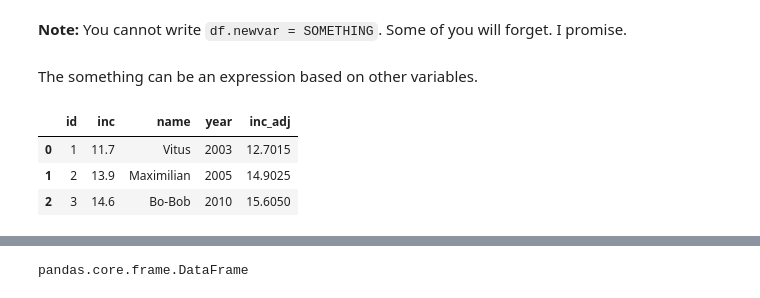
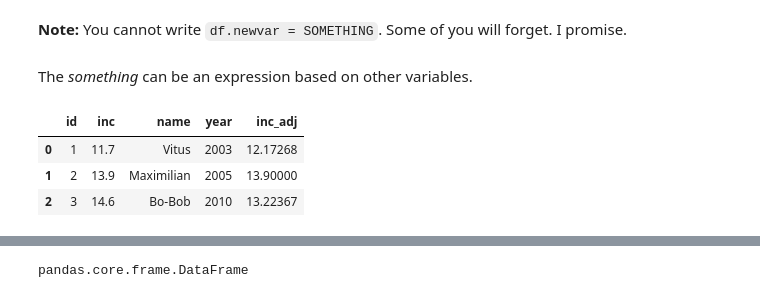
Before and after one commit to NumEconCopenhagen/lectures-2019, a Jupyter notebook: 06/Load_save_and_structure_data.ipynb, the cells around one changed output, grey strips where cells are left out. Saved outputs shown, nothing was run; the diff lists cells and outputs as text; code cells hidden in the pictures.

```diff
--- a/06/Load_save_and_structure_data.ipynb
+++ b/06/Load_save_and_structure_data.ipynb
@@ -72,12 +88,12 @@ X
 # %% [markdown]
 **Note:** You cannot write `df.newvar = SOMETHING`. Some of you will forget. I promise.
 # %% [markdown]
-The something can be an expression based on other variables.
+The *something* can be an expression based on other variables.
 # %%
-X['inc_adj'] = X['inc'] + X['year']/2000
+X['inc_adj'] = X['inc'] / 1.02**(X['year']-2005)
 X
 # %% [output]
 |  | id | inc | name | year | inc_adj |
-| 0 | 1 | 11.7 | Vitus | 2003 | 12.7015 |
-| 1 | 2 | 13.9 | Maximilian | 2005 | 14.9025 |
-| 2 | 3 | 14.6 | Bo-Bob | 2010 | 15.6050 |
+| 0 | 1 | 11.7 | Vitus | 2003 | 12.17268 |
+| 1 | 2 | 13.9 | Maximilian | 2005 | 13.90000 |
+| 2 | 3 | 14.6 | Bo-Bob | 2010 | 13.22367 |
```
Also changed, not shown: parts of 57 cells of this notebook.
